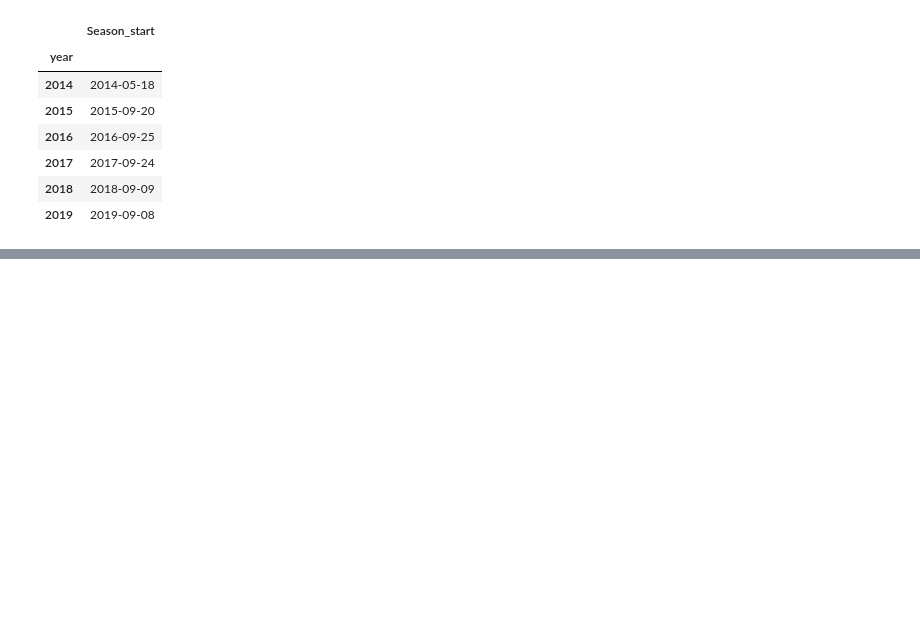
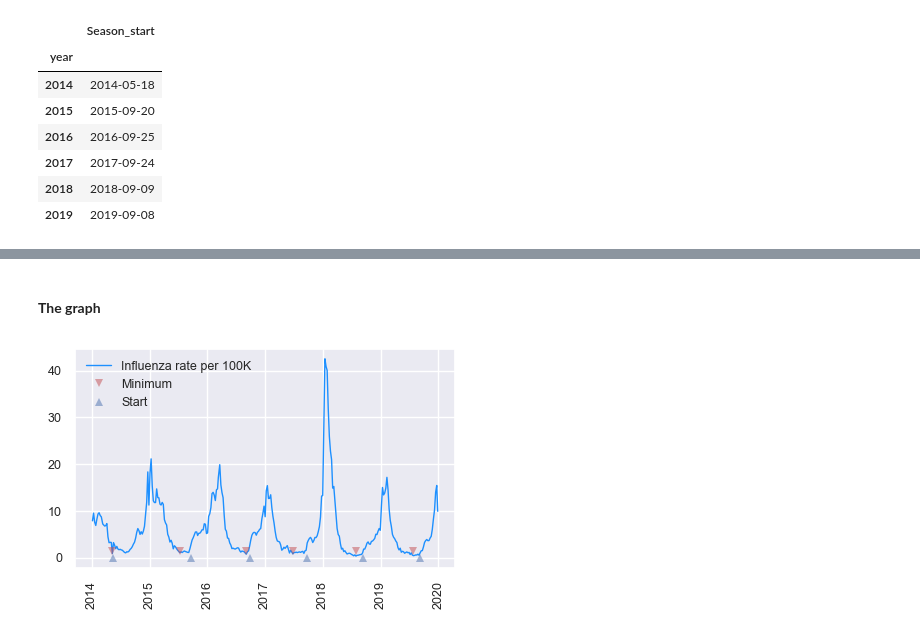
Before and after one commit to premodelling/practitioners, a Jupyter notebook: notebooks/practitioners.ipynb, the cells around one changed output, grey strips where cells are left out. Cells and saved outputs as stored; diff of their text form; code cells hidden in the pictures; blank space fills up the shorter version.

```diff
--- a/notebooks/practitioners.ipynb
+++ b/notebooks/practitioners.ipynb
@@ -518,0 +540,4 @@ season_start_dates
+# %%
+minima = minimum_value_dates.copy()
+minima.loc[:, 'y'] = 1.5 * np.ones(minimum_value_dates.shape)
+logger.info(minima)
@@ -518,0 +559,4 @@ season_start_dates
+# %%
+starts = season_start_dates.copy()
+starts.loc[:, 'y'] = np.zeros(season_start_dates.shape)
+logger.info(starts)
@@ -518,0 +574,18 @@ season_start_dates
+# %% [markdown]
+<br>
+
+**The graph**
+# %%
+fig = plt.figure(figsize=(4.9, 2.9))
+handle = fig.gca()
+handle.tick_params(axis='both', labelsize='small')
+
+handle.plot(flu.index, flu.Flu_rate, color='dodgerblue', linewidth=1, label='Influenza rate per 100K');
+handle.plot(minima.Minimum_value_date, minima.y , marker='v', mfc='r', mew=0, markersize=6, alpha=0.5, linewidth=0, label='Minimum');
+handle.plot(starts.Season_start, starts.y, marker='^', mfc='b', mew=0, markersize=6, alpha=0.5,  linewidth=0, label='Start');
+
+plt.xticks(rotation=90)
+
+handle.legend(loc='upper left', fontsize='small');
+# %% [output]
+[figure, added]
```
Also changed, not shown: parts of 10 cells of this notebook.
